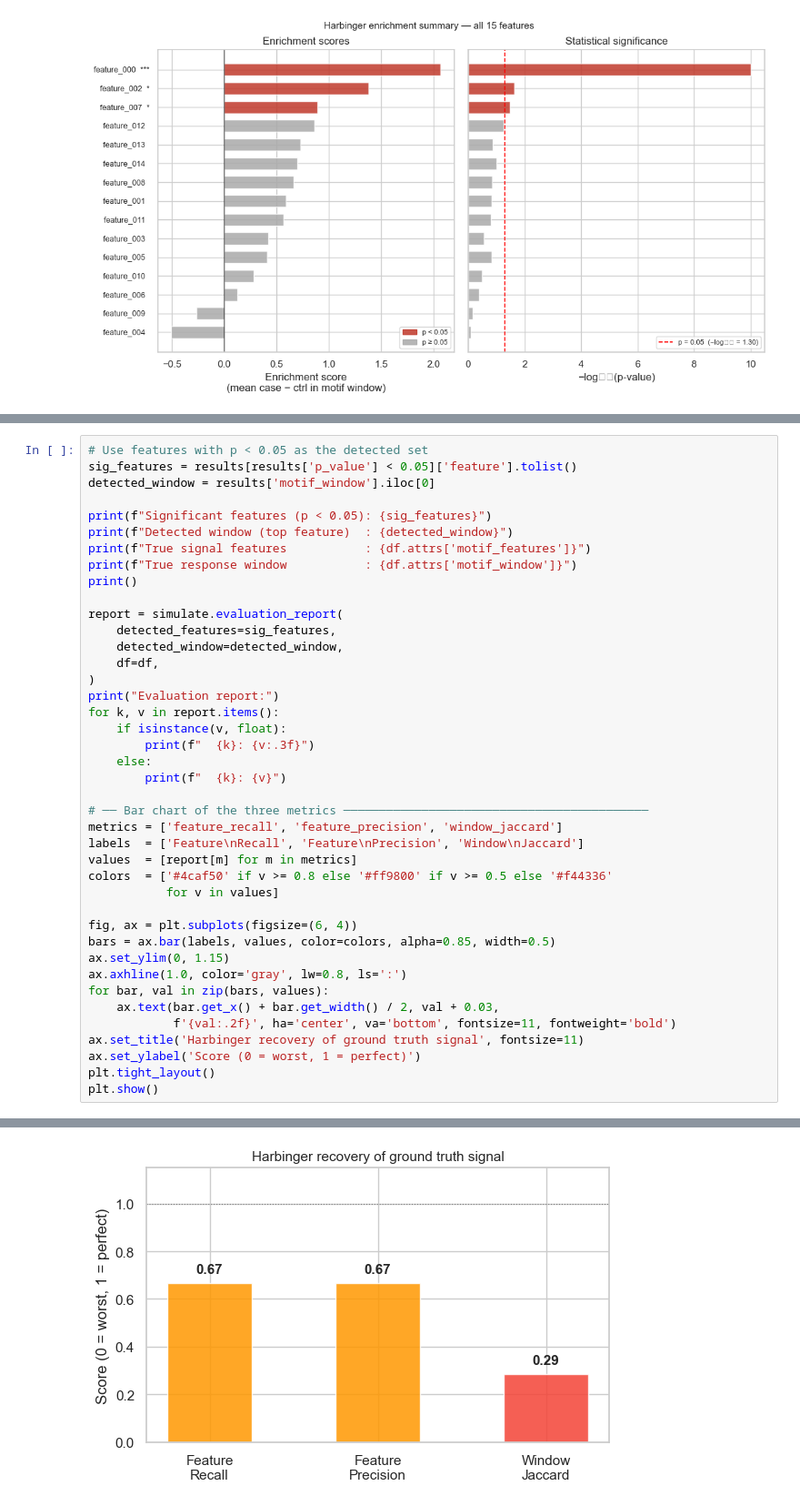
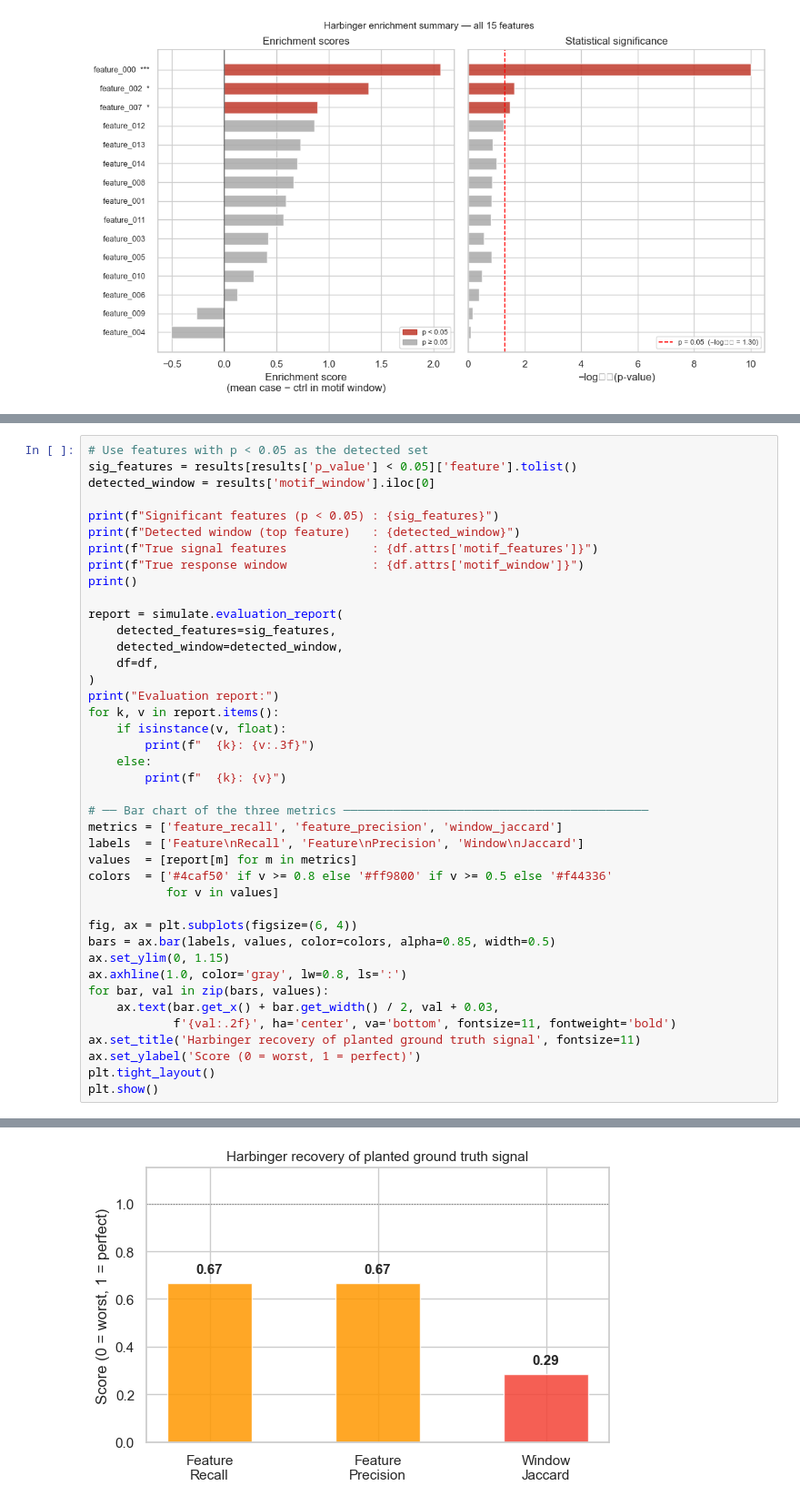
Before and after one commit to cbumby17/TEMPO, a Jupyter notebook: vignette.ipynb, the cells around one changed output, grey strips where cells are left out. Shown at 91% size. Cells and saved outputs as stored; diff of their text form.

```diff
--- a/vignette.ipynb
+++ b/vignette.ipynb
@@ -481,10 +488,10 @@ precision matters more when downstream validation is expensive.
 sig_features = results[results['p_value'] < 0.05]['feature'].tolist()
 detected_window = results['motif_window'].iloc[0]
 
-print(f"Significant features (p < 0.05): {sig_features}")
-print(f"Detected window (top feature)  : {detected_window}")
-print(f"True signal features           : {df.attrs['motif_features']}")
-print(f"True response window           : {df.attrs['motif_window']}")
+print(f"Significant features (p < 0.05) : {sig_features}")
+print(f"Detected window (top feature)   : {detected_window}")
+print(f"True signal features            : {df.attrs['motif_features']}")
+print(f"True response window            : {df.attrs['motif_window']}")
 print()
 
 report = simulate.evaluation_report(
@@ -513,7 +520,7 @@ ax.axhline(1.0, color='gray', lw=0.8, ls=':')
 for bar, val in zip(bars, values):
     ax.text(bar.get_x() + bar.get_width() / 2, val + 0.03,
             f'{val:.2f}', ha='center', va='bottom', fontsize=11, fontweight='bold')
-ax.set_title('Harbinger recovery of ground truth signal', fontsize=11)
+ax.set_title('Harbinger recovery of planted ground truth signal', fontsize=11)
 ax.set_ylabel('Score (0 = worst, 1 = perfect)')
 plt.tight_layout()
 plt.show()
@@ -532,3 +539,3 @@ Evaluation report:
   true_window: (3, 8)
   detected_window: (2, 4)
-[figure, old version]
+[figure, new version]
```
Also changed, not shown: parts of 17 cells of this notebook, 3 other files.
